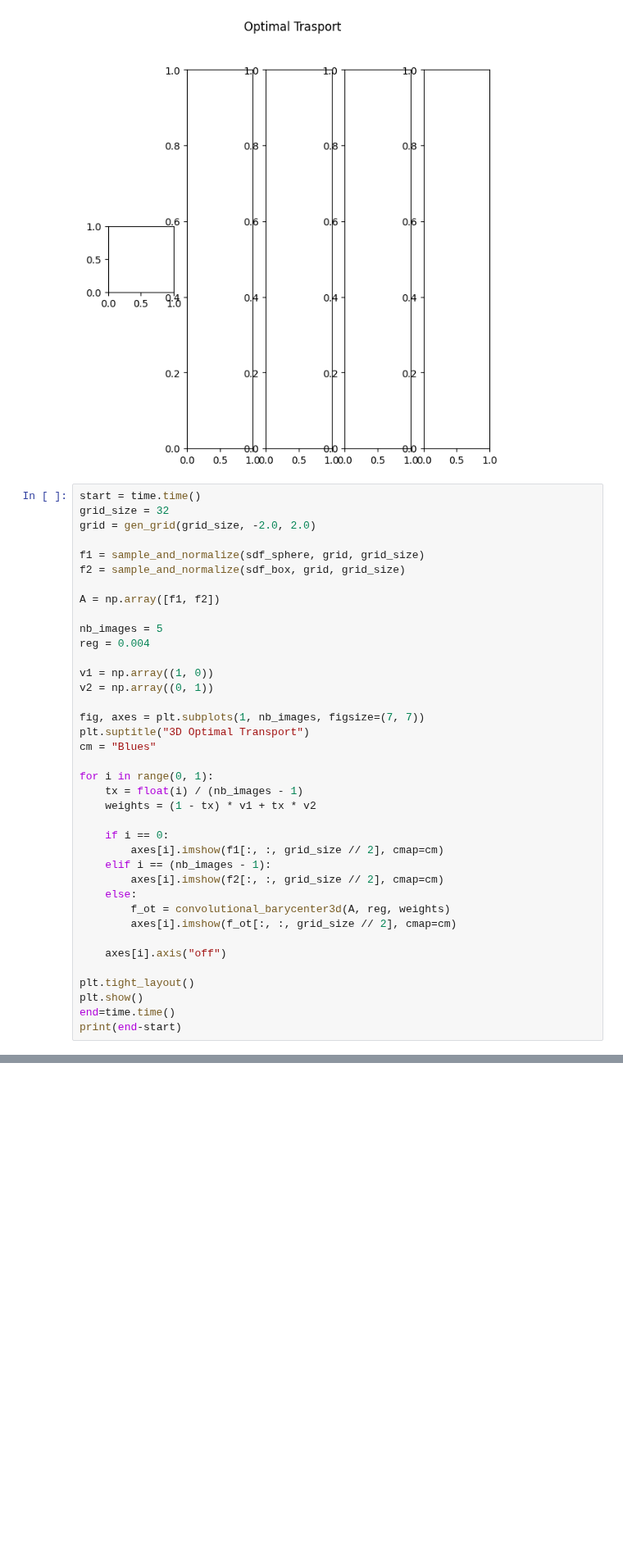
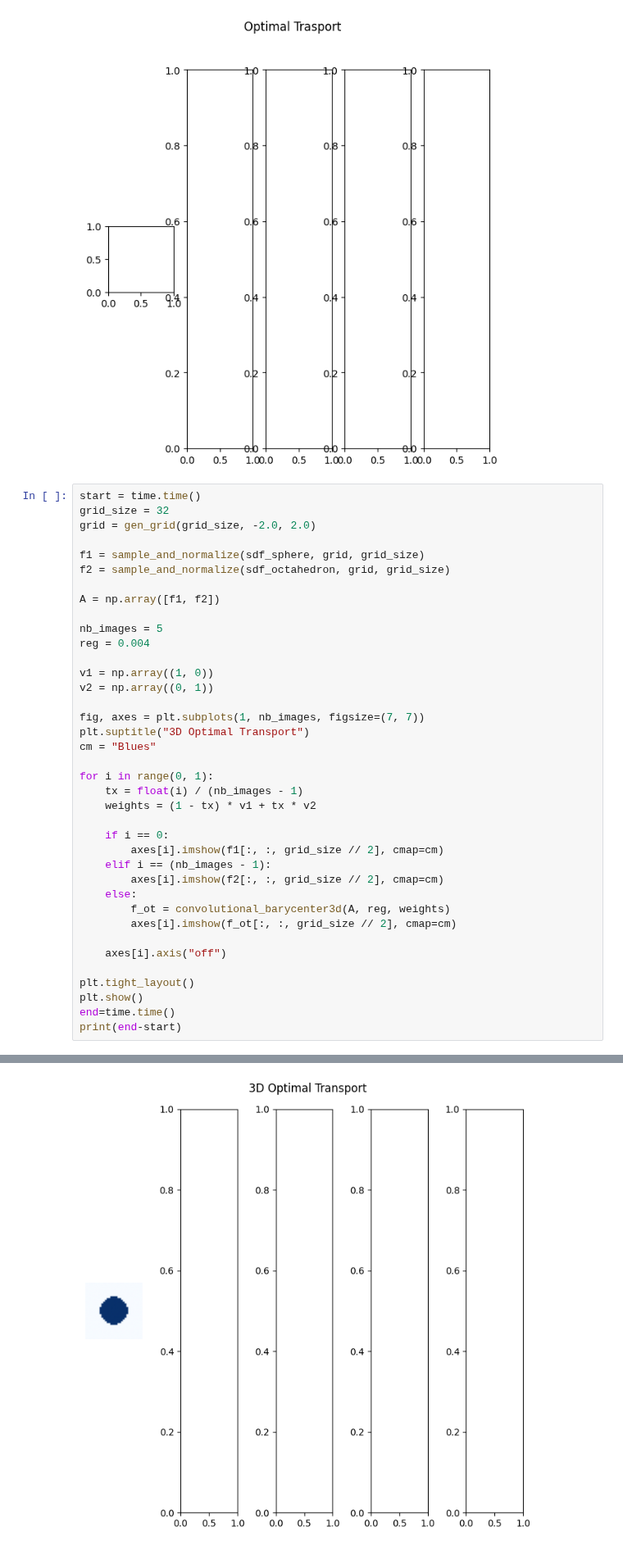
Before and after one commit to Shona173/codes, a Jupyter notebook: 3DSDF_OT.ipynb, the cells around one changed output, grey strips where cells are left out. Shown at 82% size. Cells and saved outputs as stored; diff of their text form; blank space fills up the shorter version.

```diff
--- a/3DSDF_OT.ipynb
+++ b/3DSDF_OT.ipynb
@@ -258,7 +258,7 @@ grid_size = 32
 grid = gen_grid(grid_size, -2.0, 2.0)
 
 f1 = sample_and_normalize(sdf_sphere, grid, grid_size)
-f2 = sample_and_normalize(sdf_box, grid, grid_size)
+f2 = sample_and_normalize(sdf_octahedron, grid, grid_size)
 
 A = np.array([f1, f2])
 
@@ -268,30 +268,31 @@ reg = 0.004
 v1 = np.array((1, 0))
 v2 = np.array((0, 1))
 
 fig, axes = plt.subplots(1, nb_images, figsize=(7, 7))
 plt.suptitle("3D Optimal Transport")
 cm = "Blues"
 
 for i in range(0, 1):
     tx = float(i) / (nb_images - 1)
     weights = (1 - tx) * v1 + tx * v2
 
     if i == 0:
         axes[i].imshow(f1[:, :, grid_size // 2], cmap=cm)
     elif i == (nb_images - 1):
         axes[i].imshow(f2[:, :, grid_size // 2], cmap=cm)
     else:
         f_ot = convolutional_barycenter3d(A, reg, weights)
         axes[i].imshow(f_ot[:, :, grid_size // 2], cmap=cm)
 
     axes[i].axis("off")
 
 plt.tight_layout()
 plt.show()
 end=time.time()
 print(end-start)
 # %% [output]
 (32768, 3)
 (32768,)
 (32768, 3)
 (32768,)
+[figure, added]
```
Also changed, not shown: parts of 2 cells of this notebook.
